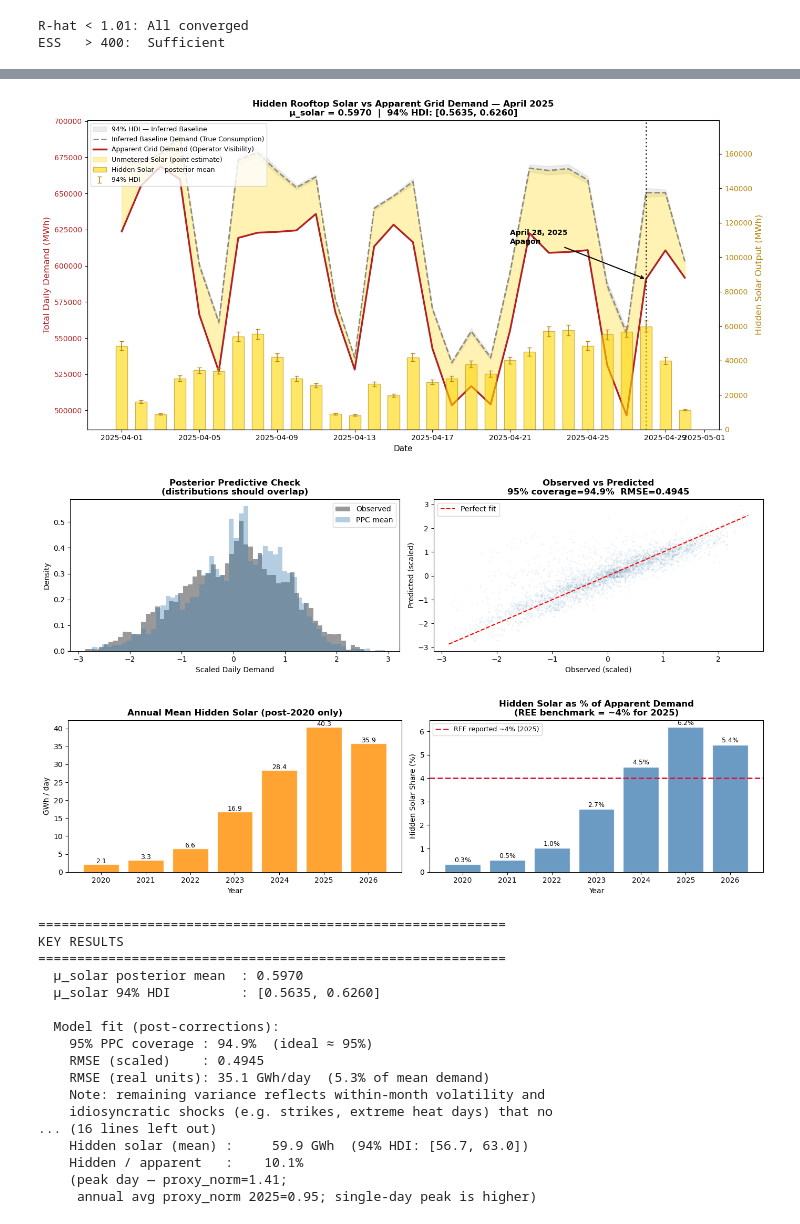
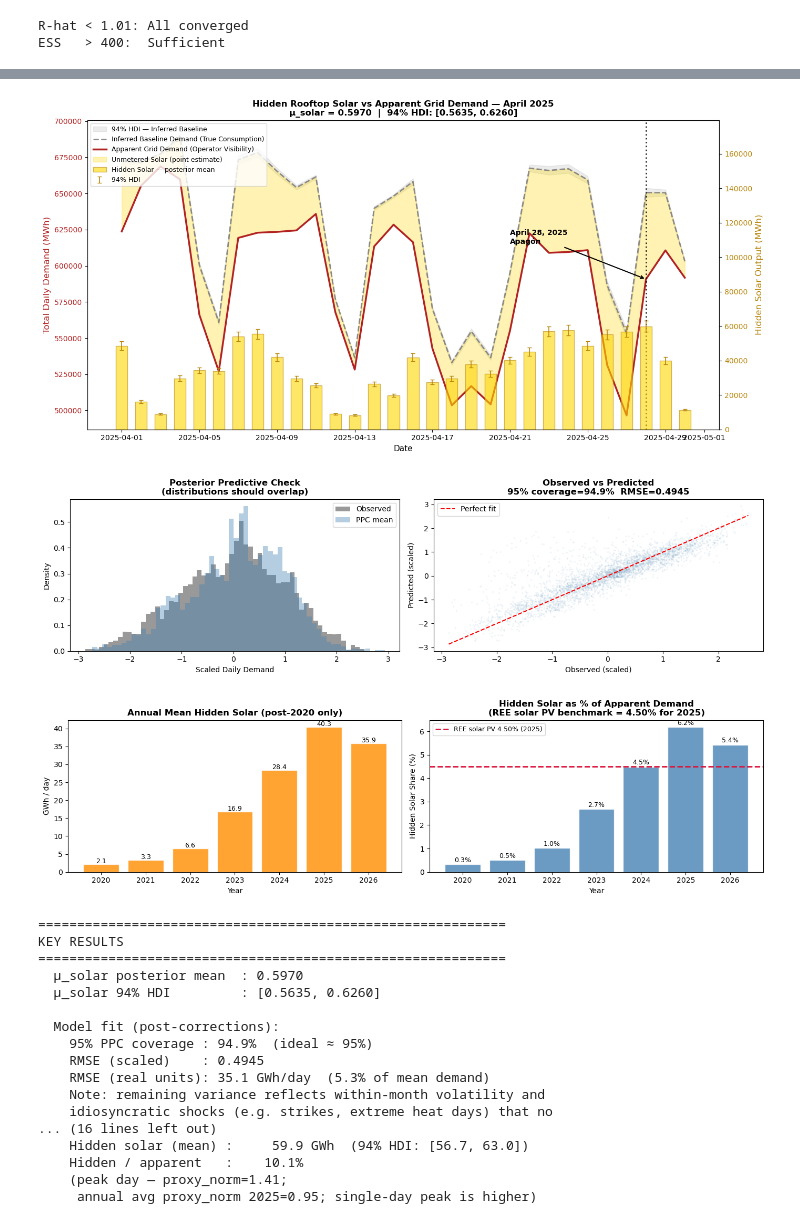
Before and after one commit to ntorqulu/bayesian-solar-inference, a Jupyter notebook: notebooks/02_bayesian_static_model.ipynb, the cells around one changed output, grey strips where cells are left out. Saved outputs shown, nothing was run; the diff lists cells and outputs as text; code cells hidden in the pictures.

Commit message:
static rerun with REE benchmark

```diff
--- a/notebooks/02_bayesian_static_model.ipynb
+++ b/notebooks/02_bayesian_static_model.ipynb
@@ -653,10 +653,10 @@ ax.bar(
     edgecolor="white",
 )
 ax.axhline(
-    4.0, color="crimson", linewidth=2, linestyle="--", label="REE reported ~4% (2025)"
+    4.50, color="crimson", linewidth=2, linestyle="--", label="REE solar PV 4.50% (2025)"
 )
 ax.set_title(
-    "Hidden Solar as % of Apparent Demand\n(REE benchmark = ~4% for 2025)",
+    "Hidden Solar as % of Apparent Demand\n(REE solar PV benchmark = 4.50% for 2025)",
     fontweight="bold",
 )
 ax.set_xlabel("Year")
@@ -688,35 +688,35 @@ print(f"    day-to-day noise around those shifts is irreducible with this data."
 print(f"\n  Annual hidden solar (post-2020 only):")
 print(f"  {'Year':>4}  {'GWh/day':>9}  {'Share %':>8}")
 print(f"  {'-'*28}")
 for _, row in annual_post.iterrows():
-    ree_note = "  ← REE benchmark ~4%" if row["year"] == 2025 else ""
+    ree_note = "  ← REE solar PV 4.50% (2025)" if row["year"] == 2025 else ""
     print(
         f"  {int(row['year'])}  {row['hidden_mwh_mean']/1e3:>9.1f}  {row['hidden_share_pct']:>7.1f}%{ree_note}"
     )
 print()
 apr28 = df[df.date == "2025-04-28"]
 if len(apr28):
     h, hlo, hhi = (
         apr28[c].values[0]
         for c in ["hidden_solar_mwh", "hidden_solar_mwh_lo", "hidden_solar_mwh_hi"]
     )
     d = apr28["demand_mwh_day"].values[0]
     print(f"  April 28, 2025 (blackout day):")
     print(f"    Apparent demand     : {d/1e3:>8.1f} GWh")
     print(
         f"    Hidden solar (mean) : {h/1e3:>8.1f} GWh  (94% HDI: [{hlo/1e3:.1f}, {hhi/1e3:.1f}])"
     )
     print(f"    Hidden / apparent   : {h/d*100:>7.1f}%")
     print(
         f"    (peak day — proxy_norm={df.loc[df.date=='2025-04-28','proxy_norm'].values[0]:.2f};"
     )
     print(
         f"     annual avg proxy_norm 2025={df.loc[df.year==2025,'proxy_norm'].mean():.2f}; single-day peak is higher)"
     )
 # %% [output]
 [figure]
 [figure]
-[figure, old version]
+[figure, new version]
 ============================================================
 KEY RESULTS
 ============================================================
```
Also changed, not shown: parts of 6 cells of this notebook, 1 other file.
